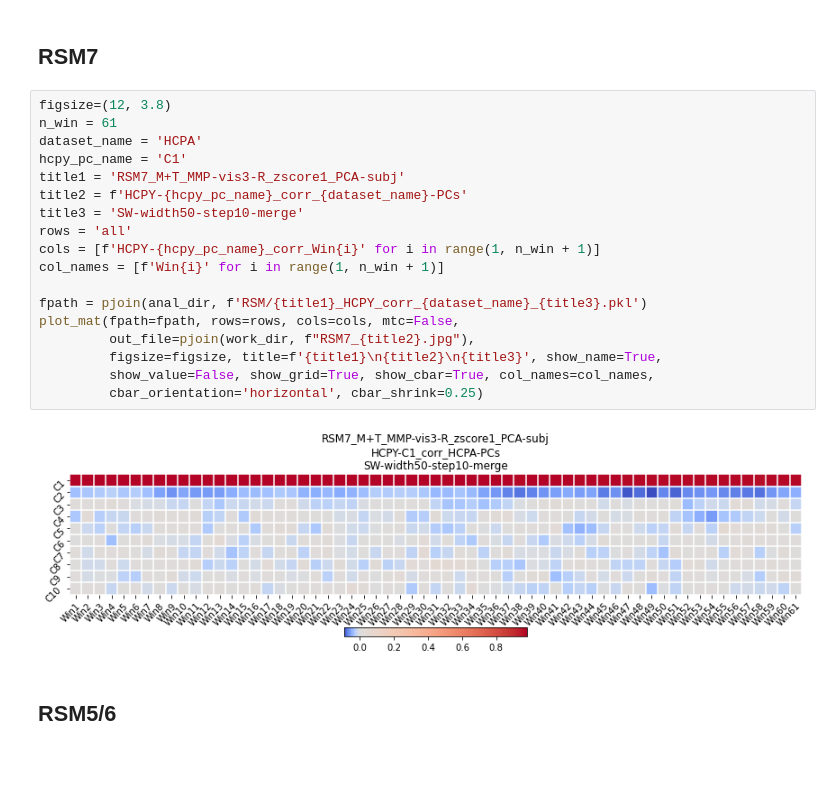
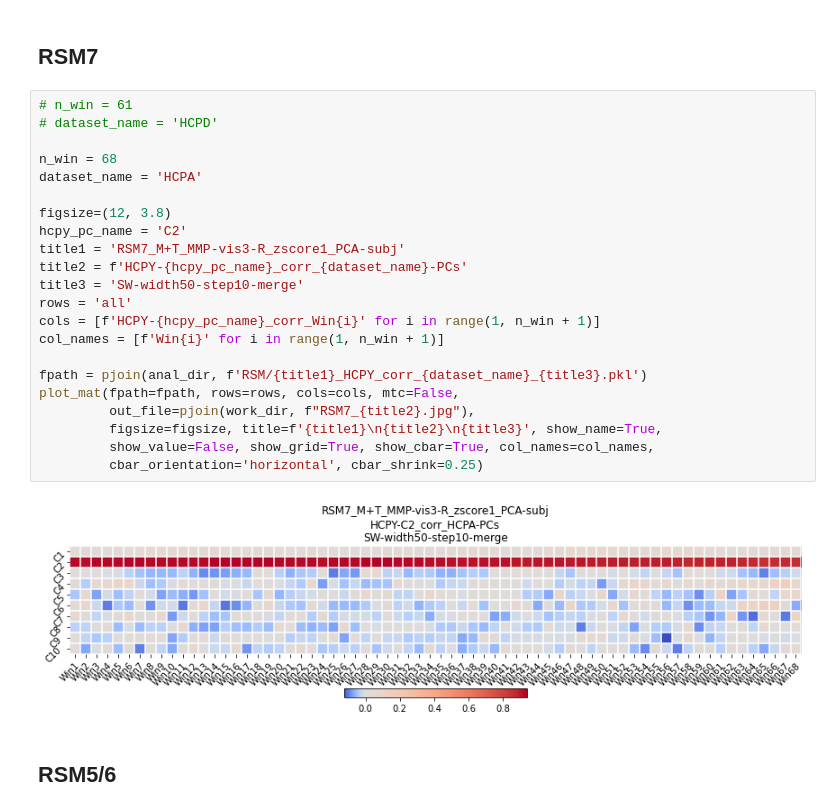
Before and after one commit to BNUCNL/nibrain, a Jupyter notebook: cxy_visual_dev/scripts/plot_RSM.ipynb, the cells around one changed output. Saved outputs shown, nothing was run; the diff lists cells and outputs as text; blank space fills up the shorter version.

```diff
--- a/cxy_visual_dev/scripts/plot_RSM.ipynb
+++ b/cxy_visual_dev/scripts/plot_RSM.ipynb
@@ -108,25 +108,29 @@ def plot_mat(fpath, rows, cols, mtc, out_file, figsize, title, show_value, show_
 # %% [markdown]
 ## RSM7
 # %%
+# n_win = 61
+# dataset_name = 'HCPD'
+
+n_win = 68
+dataset_name = 'HCPA'
+
 figsize=(12, 3.8)
-n_win = 61
-dataset_name = 'HCPA'
-hcpy_pc_name = 'C1'
+hcpy_pc_name = 'C2'
 title1 = 'RSM7_M+T_MMP-vis3-R_zscore1_PCA-subj'
 title2 = f'HCPY-{hcpy_pc_name}_corr_{dataset_name}-PCs'
 title3 = 'SW-width50-step10-merge'
 rows = 'all'
 cols = [f'HCPY-{hcpy_pc_name}_corr_Win{i}' for i in range(1, n_win + 1)]
 col_names = [f'Win{i}' for i in range(1, n_win + 1)]
 
 fpath = pjoin(anal_dir, f'RSM/{title1}_HCPY_corr_{dataset_name}_{title3}.pkl')
 plot_mat(fpath=fpath, rows=rows, cols=cols, mtc=False,
          out_file=pjoin(work_dir, f"RSM7_{title2}.jpg"),
          figsize=figsize, title=f'{title1}\n{title2}\n{title3}', show_name=True,
          show_value=False, show_grid=True, show_cbar=True, col_names=col_names,
          cbar_orientation='horizontal', cbar_shrink=0.25)
 # %% [output]
-[figure, old version]
+[figure, new version]
 # %% [markdown]
 ## RSM5/6
 # %%
```
Also changed, not shown: 1 other file.
